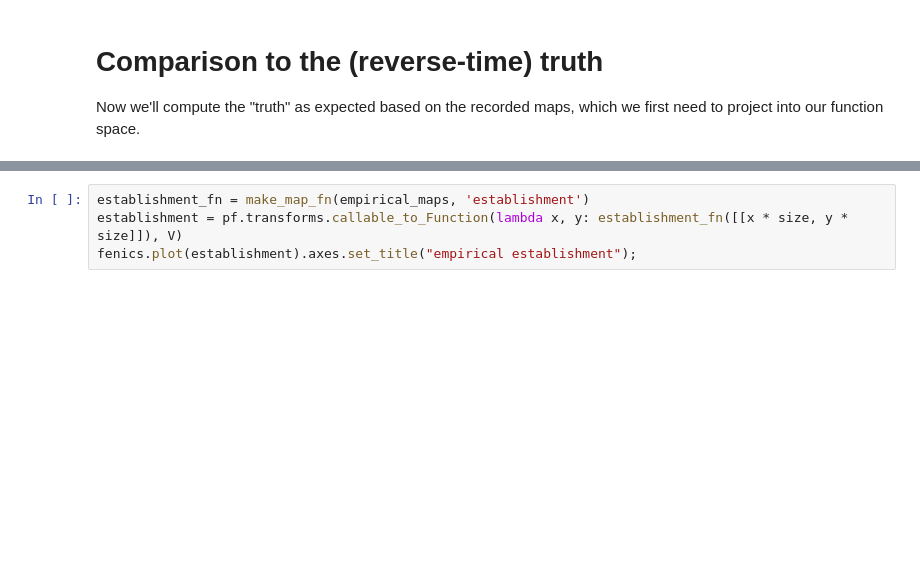
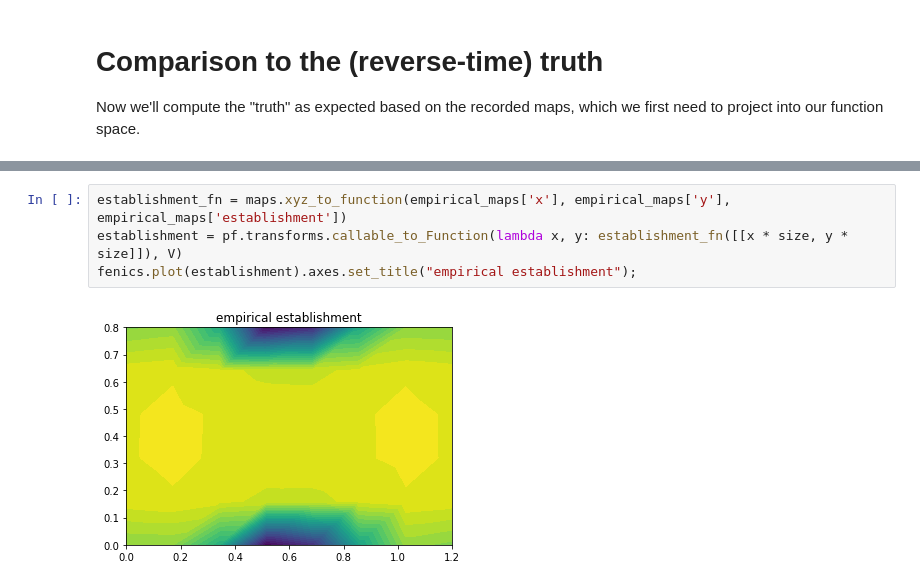
Before and after one commit to kr-colab/product-space-FEM, a Jupyter notebook: simulation/simulation_workflow.ipynb, the cells around one changed output, grey strips where cells are left out. Saved outputs shown, nothing was run; the diff lists cells and outputs as text; blank space fills up the shorter version.

```diff
--- a/simulation/simulation_workflow.ipynb
+++ b/simulation/simulation_workflow.ipynb
@@ -216,5 +254,7 @@ fenics.plot(density).axes.set_title("empirical density");jjb
 # %%
-establishment_fn = make_map_fn(empirical_maps, 'establishment')
+establishment_fn = maps.xyz_to_function(empirical_maps['x'], empirical_maps['y'], empirical_maps['establishment'])
 establishment = pf.transforms.callable_to_Function(lambda x, y: establishment_fn([[x * size, y * size]]), V)
 fenics.plot(establishment).axes.set_title("empirical establishment");
+# %% [output]
+[figure, added]
 # %%
```
Also changed, not shown: parts of 21 cells of this notebook, 4 other files.
